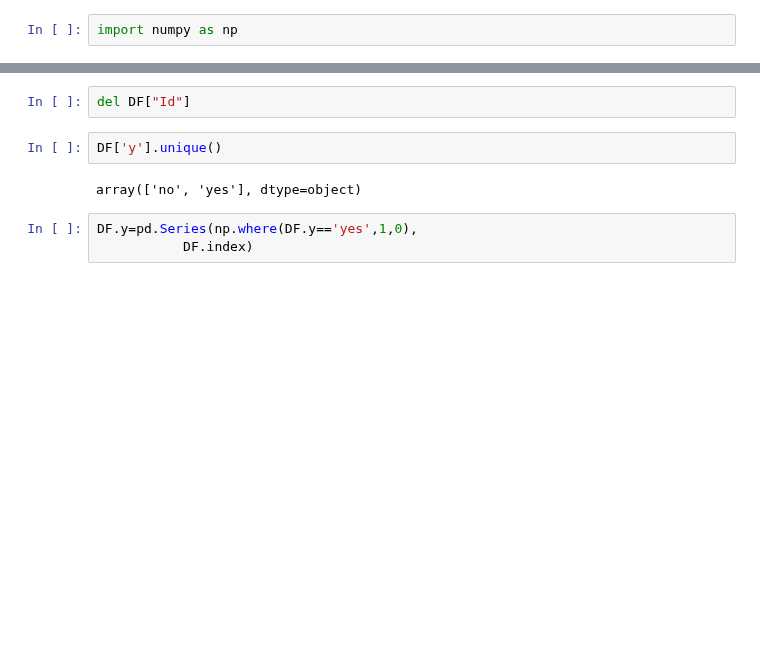
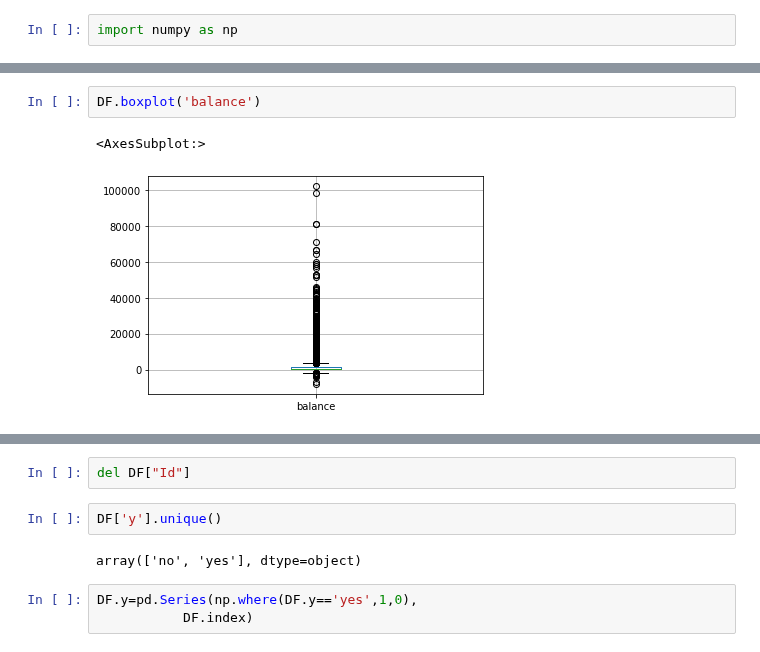
Before and after one commit to Shauryavashisth/Logistic-Practice, a Jupyter notebook: term Deposit Prediction.ipynb, the cells around one changed output, grey strips where cells are left out. Saved outputs shown, nothing was run; the diff lists cells and outputs as text; blank space fills up the shorter version.

```diff
--- a/term Deposit Prediction.ipynb
+++ b/term Deposit Prediction.ipynb
@@ -80,3 +121,8 @@ DF.boxplot('age')
+# %%
+DF.boxplot('balance')
+# %% [output]
+<AxesSubplot:>
+[figure, added]
 # %%
 max=DF['balance'].quantile(0.85)
 new=np.where(DF['balance']>max,max,DF['balance'])
```
Also changed, not shown: parts of 62 cells of this notebook.
